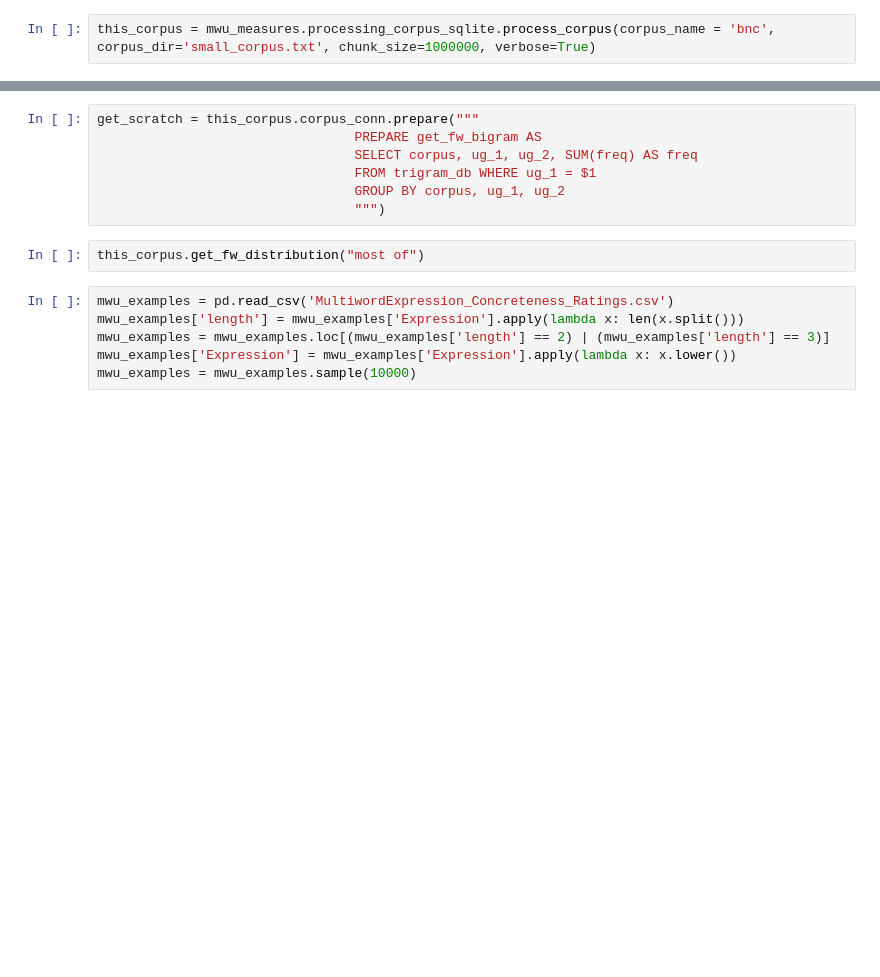
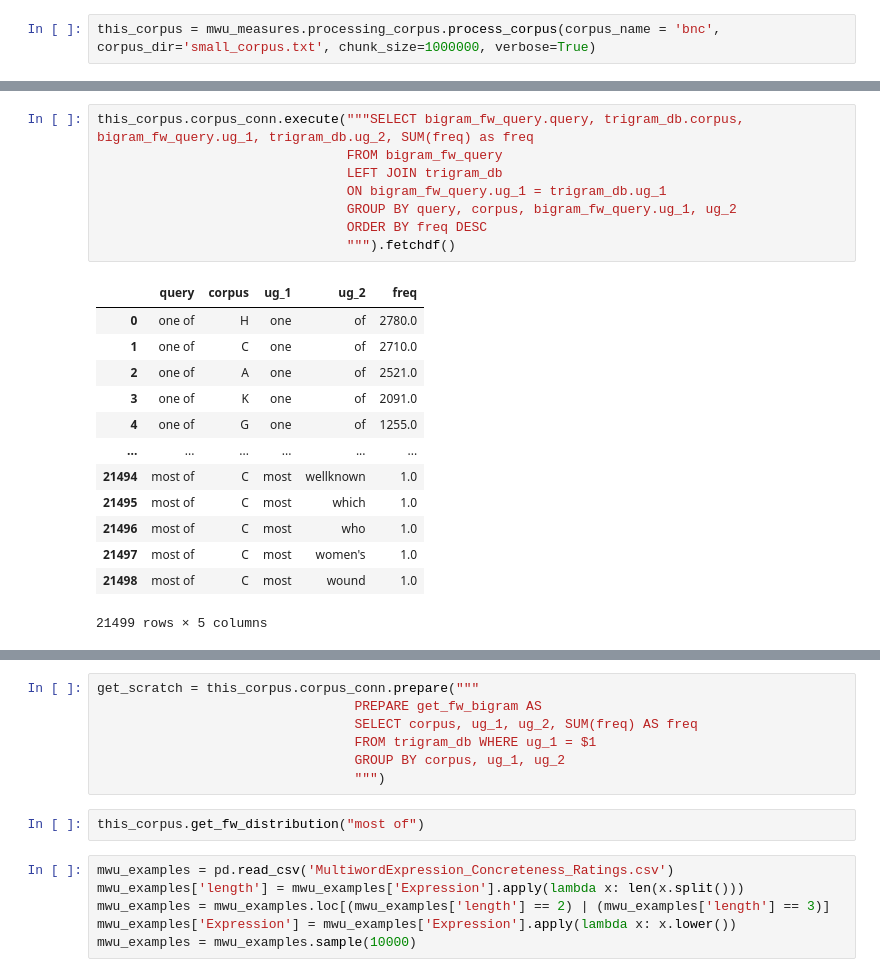
Before and after one commit to contreraskallens/MWU_measures, a Jupyter notebook: scratch.ipynb, the cells around one changed output, grey strips where cells are left out. Saved outputs shown, nothing was run; the diff lists cells and outputs as text; blank space fills up the shorter version.

Commit message:
Fiished prototyping SQL work procedure.

```diff
--- a/scratch.ipynb
+++ b/scratch.ipynb
@@ -20,3 +21,3 @@ import pandas as pd
 # %%
-this_corpus = mwu_measures.processing_corpus_sqlite.process_corpus(corpus_name = 'bnc', corpus_dir='small_corpus.txt', chunk_size=1000000, verbose=True)
+this_corpus = mwu_measures.processing_corpus.process_corpus(corpus_name = 'bnc', corpus_dir='small_corpus.txt', chunk_size=1000000, verbose=True)
 # %% [output]
@@ -47,0 +290,22 @@ AttributeError: 'Corpus' object has no attribute 'get_unigram_distribution'
+# %%
+this_corpus.corpus_conn.execute("""SELECT bigram_fw_query.query, trigram_db.corpus, bigram_fw_query.ug_1, trigram_db.ug_2, SUM(freq) as freq
+                                FROM bigram_fw_query
+                                LEFT JOIN trigram_db
+                                ON bigram_fw_query.ug_1 = trigram_db.ug_1
+                                GROUP BY query, corpus, bigram_fw_query.ug_1, ug_2
+                                ORDER BY freq DESC
+                                """).fetchdf()
+# %% [output]
+|  | query | corpus | ug_1 | ug_2 | freq |
+| 0 | one of | H | one | of | 2780.0 |
+| 1 | one of | C | one | of | 2710.0 |
+| 2 | one of | A | one | of | 2521.0 |
+| 3 | one of | K | one | of | 2091.0 |
+| 4 | one of | G | one | of | 1255.0 |
+| ... | ... | ... | ... | ... | ... |
+| 21494 | most of | C | most | wellknown | 1.0 |
+| 21495 | most of | C | most | which | 1.0 |
+| 21496 | most of | C | most | who | 1.0 |
+| 21497 | most of | C | most | women's | 1.0 |
+| 21498 | most of | C | most | wound | 1.0 |
+21499 rows × 5 columns
```
Also changed, not shown: parts of 34 cells of this notebook, 6 other files.
